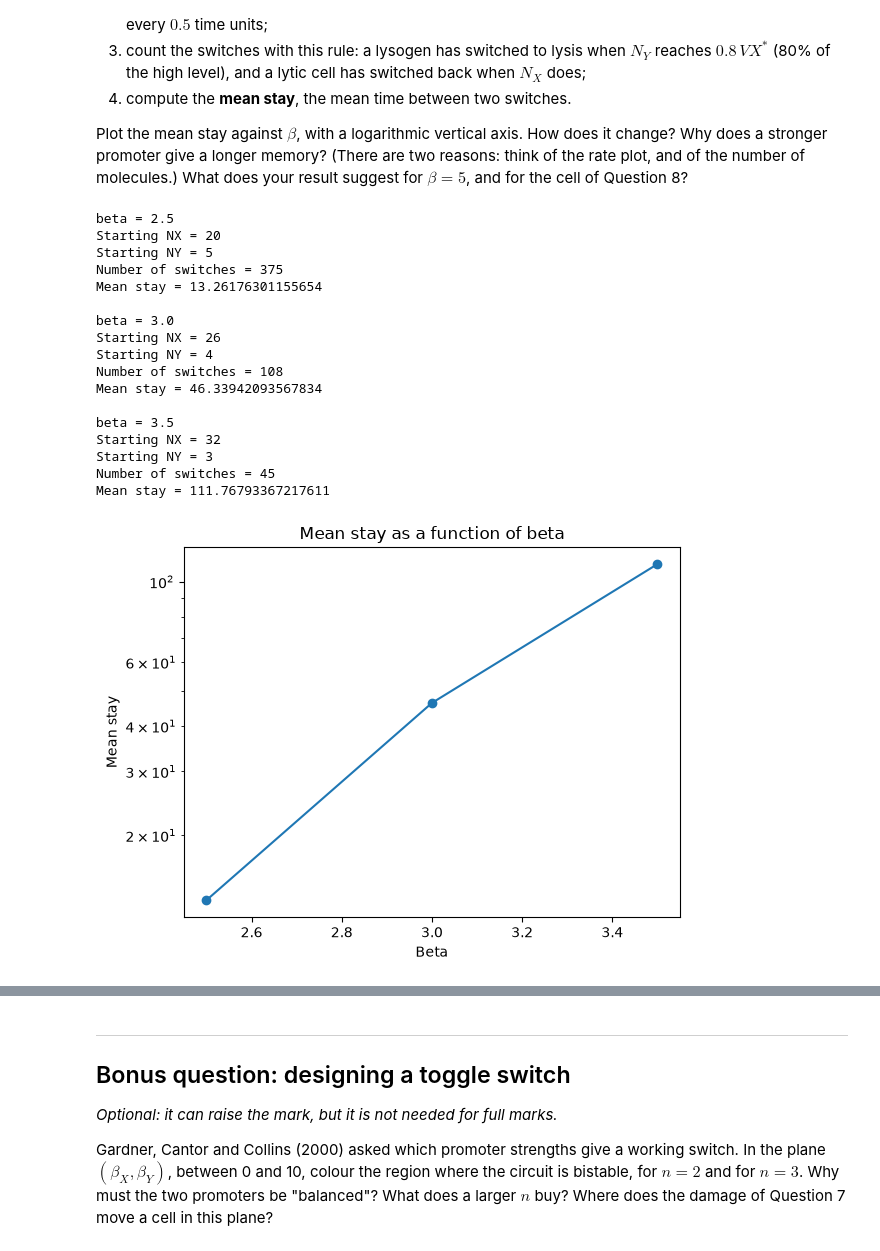
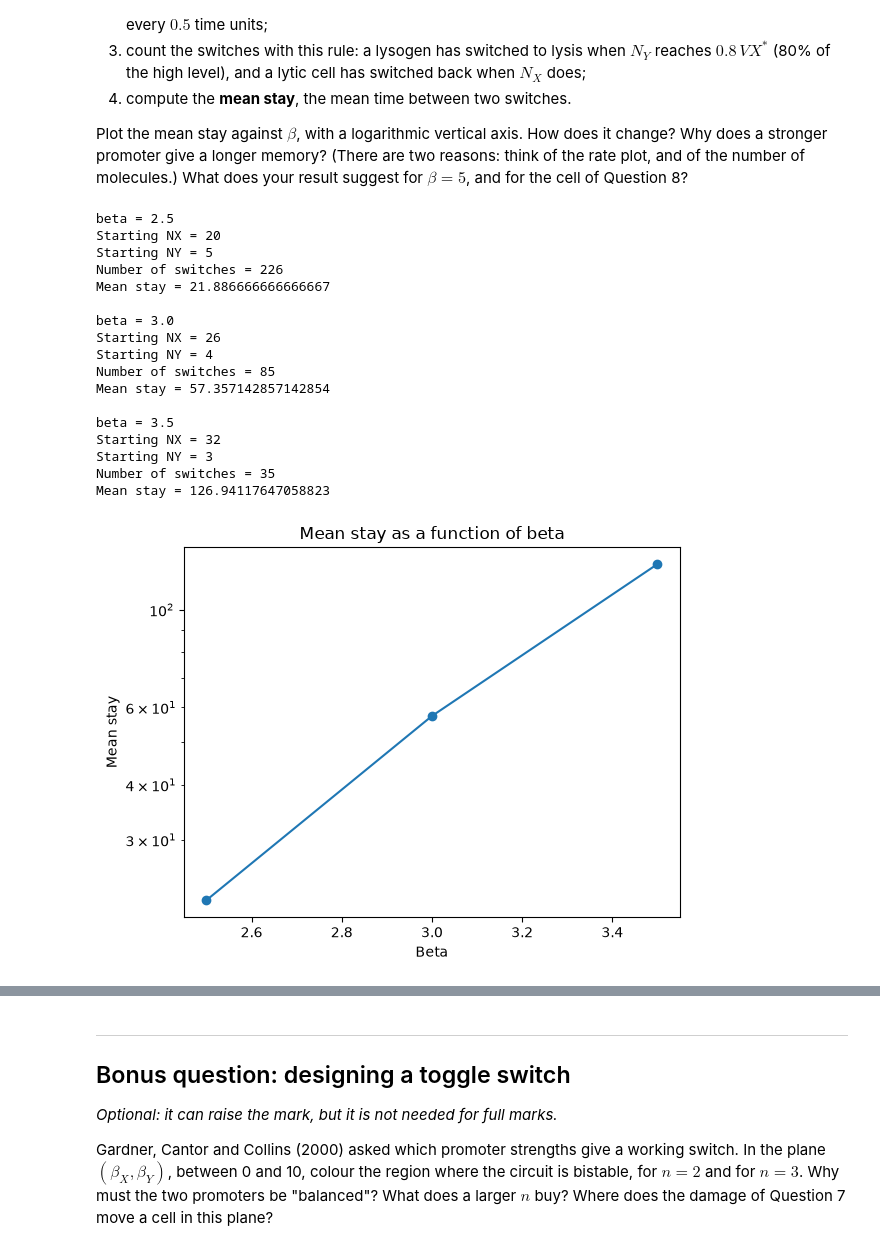
Before and after one commit to nour-alghadban/Intro_to_qbio_LC_report, a Jupyter notebook: IntroQBio_assignment_toggle_students_v3.ipynb, the cells around one changed output, grey strips where cells are left out. Drawn from its saved outputs; the diff is of its cells as text; code cells hidden in the pictures.

```diff
--- a/IntroQBio_assignment_toggle_students_v3.ipynb
+++ b/IntroQBio_assignment_toggle_students_v3.ipynb
@@ -902,6 +902,13 @@ for beta in beta_values:
         t_end=5000
     )
 
+    record_times = np.arange(0, 5000 + 0.5, 0.5)
+
+    indices = np.searchsorted(times, record_times, side='right') - 1
+
+    NX_record = NX_values[indices]
+    NY_record = NY_values[indices]
+
     print("beta =", beta)
     print("Starting NX =", NX0)
     print("Starting NY =", NY0)
@@ -913,18 +920,17 @@ for beta in beta_values:
     state = 'lysogen'
     switch_times = []
 
-    for i in range(len(times)):
+    for i in range(len(record_times)):
 
-        if state == 'lysogen' and NY_values[i] >= threshold:
+        if state == 'lysogen' and NY_record[i] >= threshold:
 
-            switch_times.append(times[i])
+            switch_times.append(record_times[i])
             state = 'lytic'
 
-        elif state == 'lytic' and NX_values[i] >= threshold:
+        elif state == 'lytic' and NX_record[i] >= threshold:
 
-            switch_times.append(times[i])
+            switch_times.append(record_times[i])
             state = 'lysogen'
-
 
     # Question 9-4
     if len(switch_times) >= 2:
@@ -937,40 +943,40 @@ for beta in beta_values:
         mean_stay = np.nan
 
     mean_stays.append(mean_stay)
 
     print("Number of switches =", len(switch_times))
     print("Mean stay =", mean_stay)
     print()
 
 
 # Plot after all 3 beta values are finished
 plt.plot(beta_values, mean_stays, marker='o')
 plt.yscale('log')
 
 plt.xlabel('Beta')
 plt.ylabel('Mean stay')
 plt.title('Mean stay as a function of beta')
 
 plt.show()
 # %% [output]
 beta = 2.5
 Starting NX = 20
 Starting NY = 5
-Number of switches = 375
-Mean stay = 13.26176301155654
+Number of switches = 226
+Mean stay = 21.886666666666667
 
 beta = 3.0
 Starting NX = 26
 Starting NY = 4
-Number of switches = 108
-Mean stay = 46.33942093567834
+Number of switches = 85
+Mean stay = 57.357142857142854
 
 beta = 3.5
 Starting NX = 32
 Starting NY = 3
-Number of switches = 45
-Mean stay = 111.76793367217611
+Number of switches = 35
+Mean stay = 126.94117647058823
-[figure, old version]
+[figure, new version]
 # %% [markdown]
 **Question 9**
 
```
Also changed, not shown: parts of 2 cells of this notebook.
